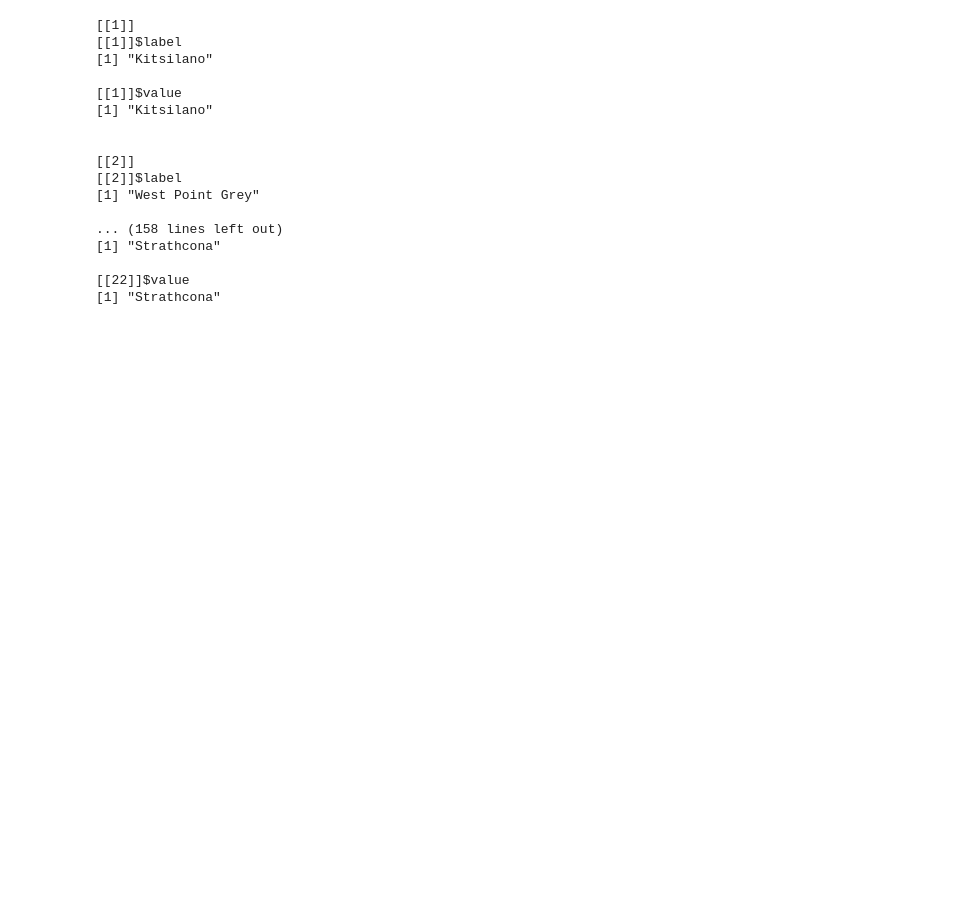
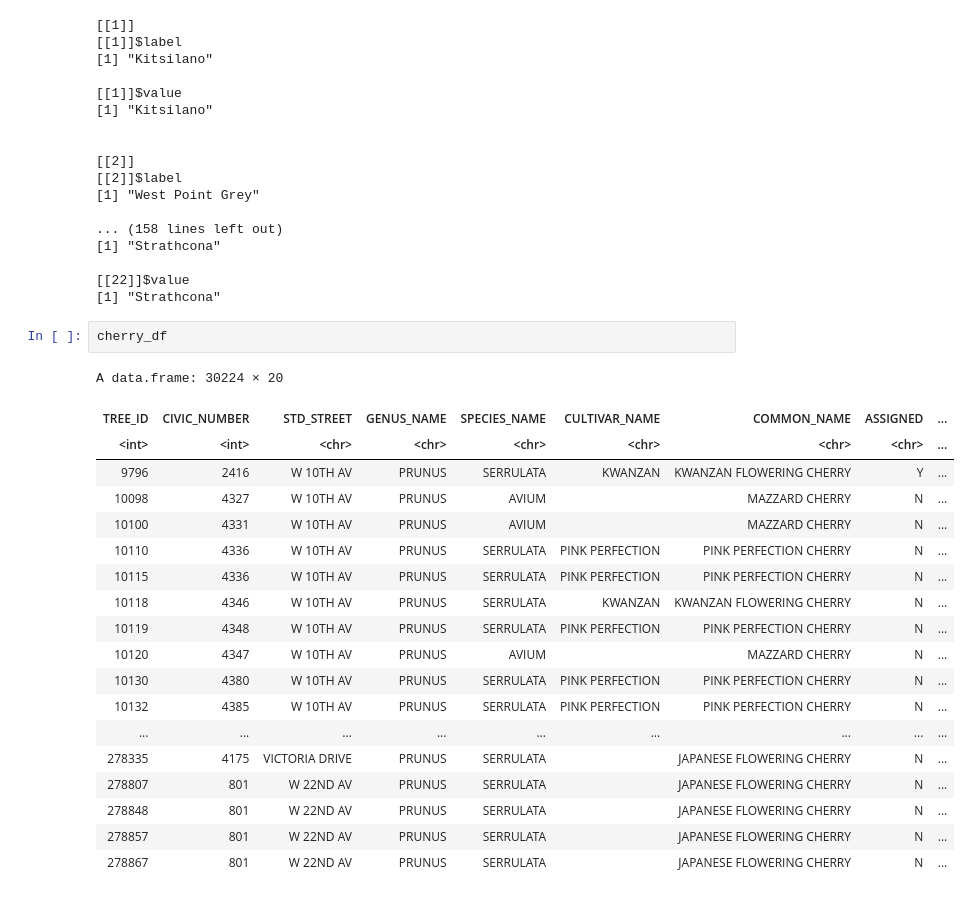
Before and after one commit to katerinkus/532_individual_2, a Jupyter notebook: Draft.ipynb, the cells around one changed output. Saved outputs shown, nothing was run; the diff lists cells and outputs as text; blank space fills up the shorter version.

```diff
--- a/Draft.ipynb
+++ b/Draft.ipynb
@@ -61,3 +73,25 @@ nb_names
 
 [[22]]$value
 [1] "Strathcona"
+# %%
+cherry_df
+# %% [output]
+A data.frame: 30224 × 20
+| TREE_ID | CIVIC_NUMBER | STD_STREET | GENUS_NAME | SPECIES_NAME | CULTIVAR_NAME | COMMON_NAME | ASSIGNED | ... |
+| <int> | <int> | <chr> | <chr> | <chr> | <chr> | <chr> | <chr> | ... |
+| 9796 | 2416 | W 10TH AV | PRUNUS | SERRULATA | KWANZAN | KWANZAN FLOWERING CHERRY | Y | ... |
+| 10098 | 4327 | W 10TH AV | PRUNUS | AVIUM |  | MAZZARD CHERRY | N | ... |
+| 10100 | 4331 | W 10TH AV | PRUNUS | AVIUM |  | MAZZARD CHERRY | N | ... |
+| 10110 | 4336 | W 10TH AV | PRUNUS | SERRULATA | PINK PERFECTION | PINK PERFECTION CHERRY | N | ... |
+| 10115 | 4336 | W 10TH AV | PRUNUS | SERRULATA | PINK PERFECTION | PINK PERFECTION CHERRY | N | ... |
+| 10118 | 4346 | W 10TH AV | PRUNUS | SERRULATA | KWANZAN | KWANZAN FLOWERING CHERRY | N | ... |
+| 10119 | 4348 | W 10TH AV | PRUNUS | SERRULATA | PINK PERFECTION | PINK PERFECTION CHERRY | N | ... |
+| 10120 | 4347 | W 10TH AV | PRUNUS | AVIUM |  | MAZZARD CHERRY | N | ... |
+| 10130 | 4380 | W 10TH AV | PRUNUS | SERRULATA | PINK PERFECTION | PINK PERFECTION CHERRY | N | ... |
+| 10132 | 4385 | W 10TH AV | PRUNUS | SERRULATA | PINK PERFECTION | PINK PERFECTION CHERRY | N | ... |
+| ... | ... | ... | ... | ... | ... | ... | ... | ... |
+| 278335 | 4175 | VICTORIA DRIVE | PRUNUS | SERRULATA |  | JAPANESE FLOWERING CHERRY | N | ... |
+| 278807 | 801 | W 22ND AV | PRUNUS | SERRULATA |  | JAPANESE FLOWERING CHERRY | N | ... |
+| 278848 | 801 | W 22ND AV | PRUNUS | SERRULATA |  | JAPANESE FLOWERING CHERRY | N | ... |
+| 278857 | 801 | W 22ND AV | PRUNUS | SERRULATA |  | JAPANESE FLOWERING CHERRY | N | ... |
+| 278867 | 801 | W 22ND AV | PRUNUS | SERRULATA |  | JAPANESE FLOWERING CHERRY | N | ... |
```
Also changed, not shown: parts of 2 cells of this notebook, 1 other file.
